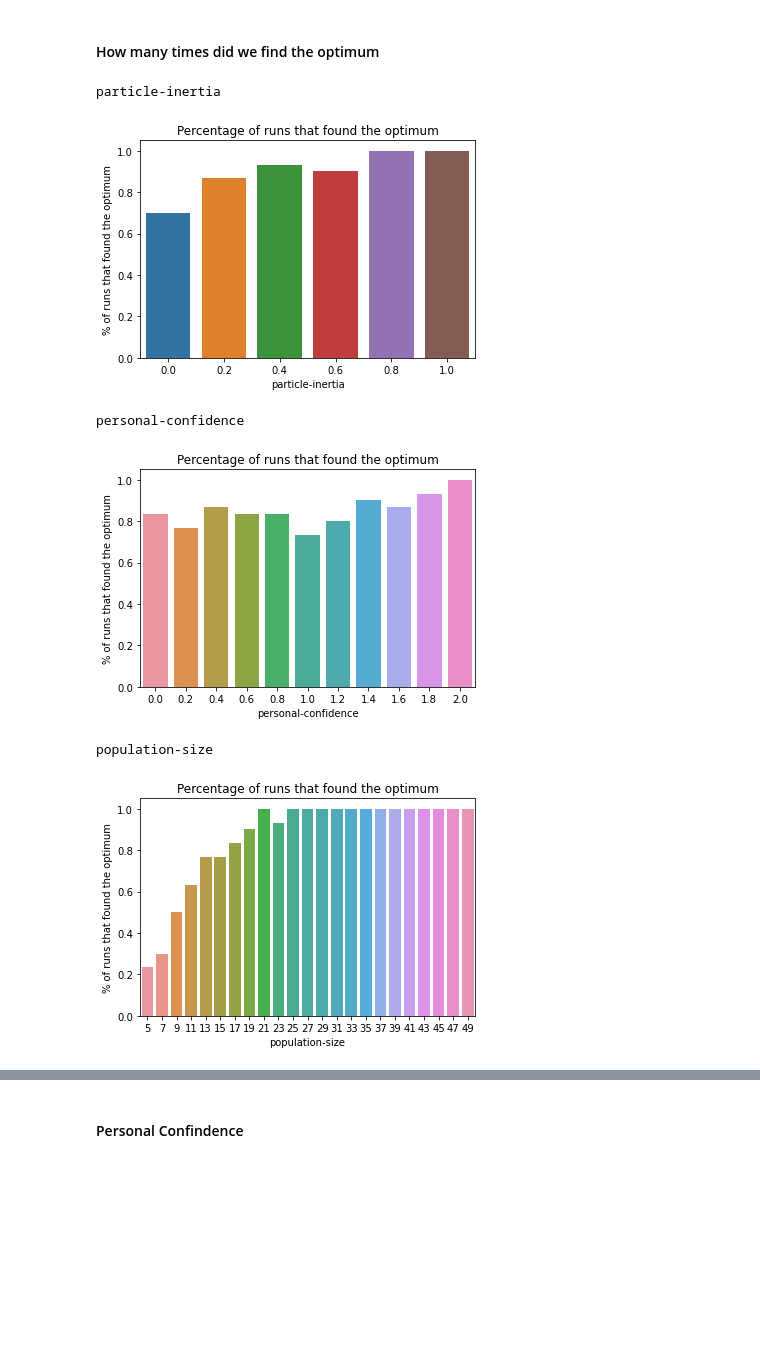
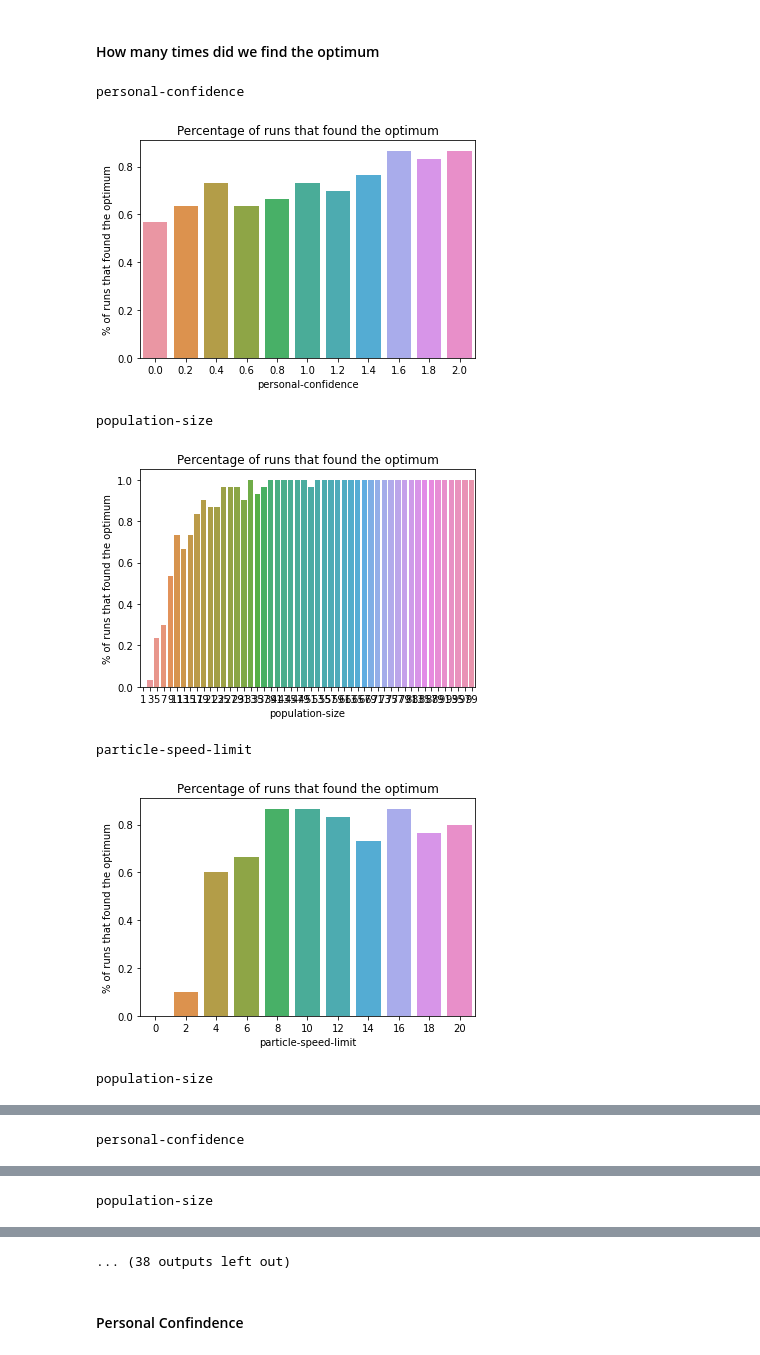
Before and after one commit to filipLoisel/SOS, a Jupyter notebook: UE2/Plot_FH.ipynb, the cells around one changed output, grey strips where cells are left out. Drawn from its saved outputs; the diff is of its cells as text; code cells hidden in the pictures; blank space fills up the shorter version.

Commit message:
feat: Adapt notebook to all experiments

```diff
--- a/UE2/Plot_FH.ipynb
+++ b/UE2/Plot_FH.ipynb
@@ -6,11 +6,13 @@ import seaborn as sns
 import matplotlib.pyplot as plt
 # %%
 path = os.path.abspath('')
-files = ['Default_settings.csv','Inertia.csv','personal_confidence.csv', 'swarm_size.csv']
+directory = path + '/experiments'
+files = os.listdir(directory)
 dic = {}
 for file in files:
-    tmp_df = pd.read_csv(os.path.join(path,file),header=6)
-    tmp_df['found-optimum'] = tmp_df['iterations'] != 300
+    filename = os.fsdecode(file)
+    tmp_df = pd.read_csv(os.path.join(directory, filename), header=6)
+    tmp_df['found-optimum'] = tmp_df['iterations'] != 500
     dic[file] = tmp_df.drop(['trails-mode','path-to-load','highlight-mode','path-to-save','[run number]','[step]'],axis=1)
 # %%
 def group(tmp_df,on):
@@ -36,19 +38,29 @@ def group(tmp_df,on):
 # %% [markdown]
 #### How many times did we find the optimum
 # %%
-parameters = ['particle-inertia','personal-confidence','population-size']
-for i,file in enumerate(files[1:]):
+parameters = ['population_size', 'personal_confidence','swarm_confidence', 'particle_inertia', 'speed']
+
+def print_optimum_plot(file, prm):
+    if 'speed' in prm:
+        prm = 'particle-speed-limit'
+    parameter = prm.replace('_', '-')
     df = dic[file]
-    df = group(df,on=parameters[i])
-    print(parameters[i])
-    sns.barplot(data=df,y='found-optimum',x=parameters[i])
+    df = group(df,on=parameter)
+    print(parameter)
+    sns.barplot(data=df,y='found-optimum',x=parameter)
     plt.title('Percentage of runs that found the optimum')
     plt.ylabel('% of runs that found the optimum')
     plt.show()
+
+for file in files:
+    for parameter in parameters:
+        if parameter in file:
+            print_optimum_plot(file, parameter)
 # %% [output]
-particle-inertia
+personal-confidence
-[figure, old version]
+[figure, new version]
-personal-confidence
+population-size
-[figure, old version]
+[figure, new version]
-population-size
+particle-speed-limit
-[figure, old version]
+[figure, new version]
+population-size
@@ -54,0 +68 @@ population-size
+personal-confidence
@@ -54,0 +70 @@ population-size
+population-size
@@ -55,3 +72,4 @@ population-size
+... (38 outputs left out)
 # %% [markdown]
 #### Personal Confindence
 # %%
```
Also changed, not shown: parts of 2 cells of this notebook.
